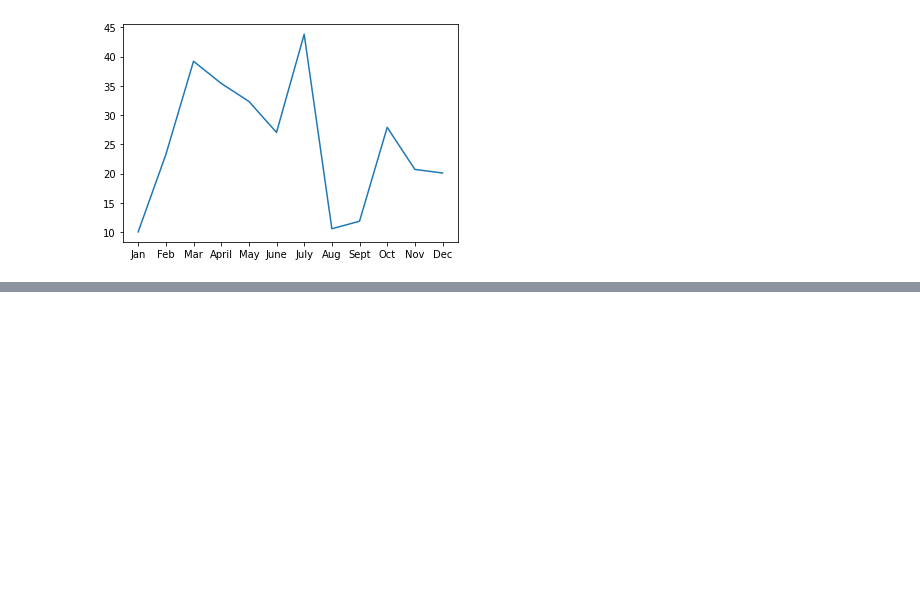
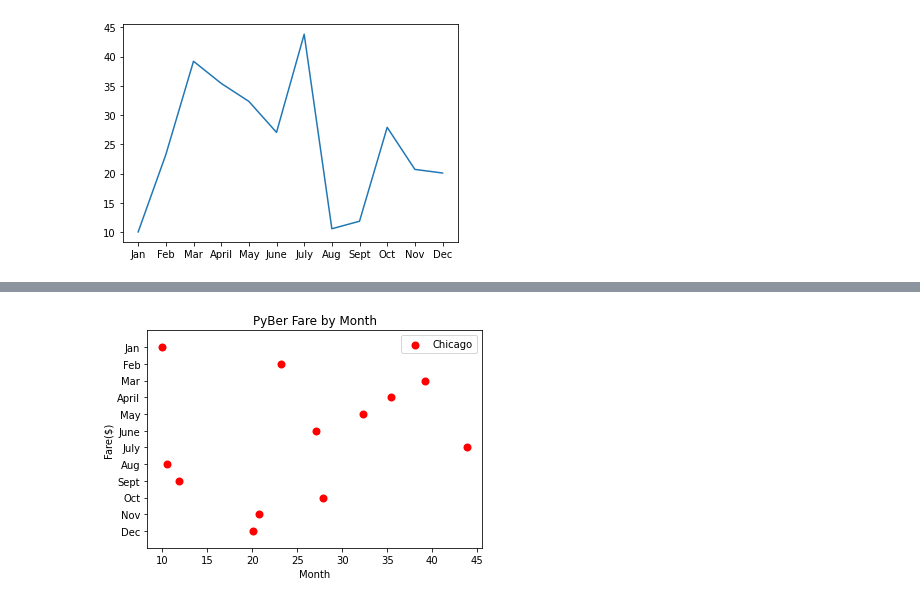
Before and after one commit to bcolhour/PyBer_Analysis, a Jupyter notebook: matplotlib_practice.ipynb, the cells around one changed output, grey strips where cells are left out. Cells and saved outputs as stored; diff of their text form; code cells hidden in the pictures; blank space fills up the shorter version.

```diff
--- a/matplotlib_practice.ipynb
+++ b/matplotlib_practice.ipynb
@@ -144,0 +174,14 @@ plt.legend()
+# %%
+plt.scatter(y_axis,x_axis, color="red", linewidth=2, label='Chicago')
+# Create labels for the x and y axes.
+plt.xlabel("Month")
+plt.ylabel("Fare($)")
+# Set the y limit between 0 and 45.
+plt.ylim(-1, 12)
+# Create a title.
+plt.title("PyBer Fare by Month")
+# Add the legend
+plt.legend()
+plt.gca().invert_yaxis()
+# %% [output]
+[figure, added]
```
Also changed, not shown: parts of 26 cells of this notebook, 5 other files.
